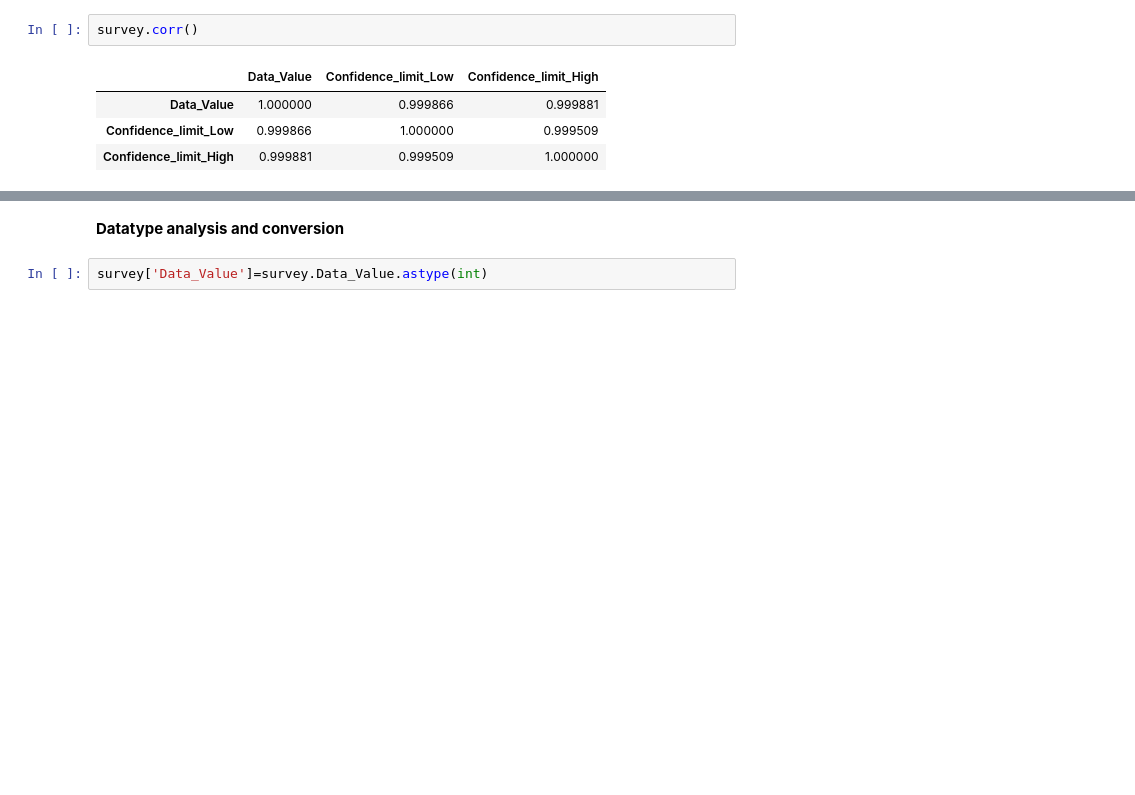
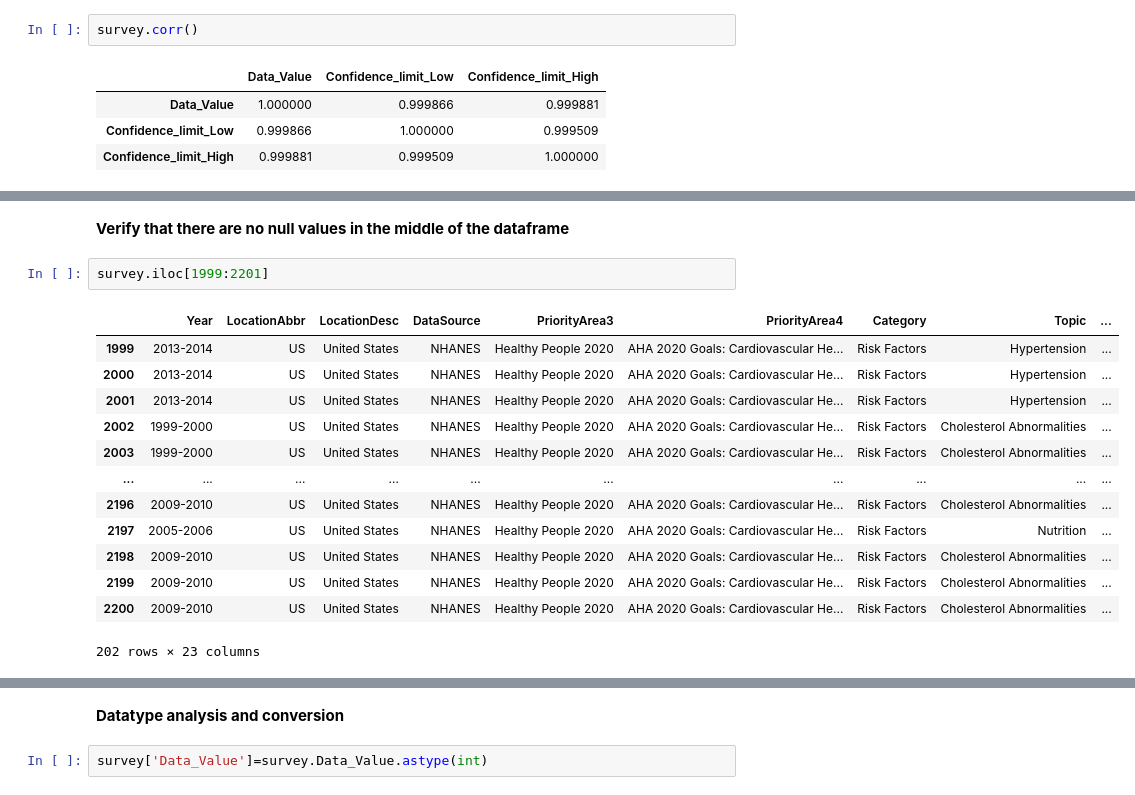
Before and after one commit to andrewhslr419/Builds, a Jupyter notebook: NHNES_Build.ipynb, the cells around one changed output, grey strips where cells are left out. Cells and saved outputs as stored; diff of their text form; blank space fills up the shorter version.

```diff
--- a/NHNES_Build.ipynb
+++ b/NHNES_Build.ipynb
@@ -237,0 +245,18 @@ survey.head()
+# %% [markdown]
+**Verify that there are no null values in the middle of the dataframe**
+# %%
+survey.iloc[1999:2201]
+# %% [output]
+|  | Year | LocationAbbr | LocationDesc | DataSource | PriorityArea3 | PriorityArea4 | Category | Topic | ... |
+| 1999 | 2013-2014 | US | United States | NHANES | Healthy People 2020 | AHA 2020 Goals: Cardiovascular He... | Risk Factors | Hypertension | ... |
+| 2000 | 2013-2014 | US | United States | NHANES | Healthy People 2020 | AHA 2020 Goals: Cardiovascular He... | Risk Factors | Hypertension | ... |
+| 2001 | 2013-2014 | US | United States | NHANES | Healthy People 2020 | AHA 2020 Goals: Cardiovascular He... | Risk Factors | Hypertension | ... |
+| 2002 | 1999-2000 | US | United States | NHANES | Healthy People 2020 | AHA 2020 Goals: Cardiovascular He... | Risk Factors | Cholesterol Abnormalities | ... |
+| 2003 | 1999-2000 | US | United States | NHANES | Healthy People 2020 | AHA 2020 Goals: Cardiovascular He... | Risk Factors | Cholesterol Abnormalities | ... |
+| ... | ... | ... | ... | ... | ... | ... | ... | ... | ... |
+| 2196 | 2009-2010 | US | United States | NHANES | Healthy People 2020 | AHA 2020 Goals: Cardiovascular He... | Risk Factors | Cholesterol Abnormalities | ... |
+| 2197 | 2005-2006 | US | United States | NHANES | Healthy People 2020 | AHA 2020 Goals: Cardiovascular He... | Risk Factors | Nutrition | ... |
+| 2198 | 2009-2010 | US | United States | NHANES | Healthy People 2020 | AHA 2020 Goals: Cardiovascular He... | Risk Factors | Cholesterol Abnormalities | ... |
+| 2199 | 2009-2010 | US | United States | NHANES | Healthy People 2020 | AHA 2020 Goals: Cardiovascular He... | Risk Factors | Cholesterol Abnormalities | ... |
+| 2200 | 2009-2010 | US | United States | NHANES | Healthy People 2020 | AHA 2020 Goals: Cardiovascular He... | Risk Factors | Cholesterol Abnormalities | ... |
+202 rows × 23 columns
```
Also changed, not shown: parts of 12 cells of this notebook.
